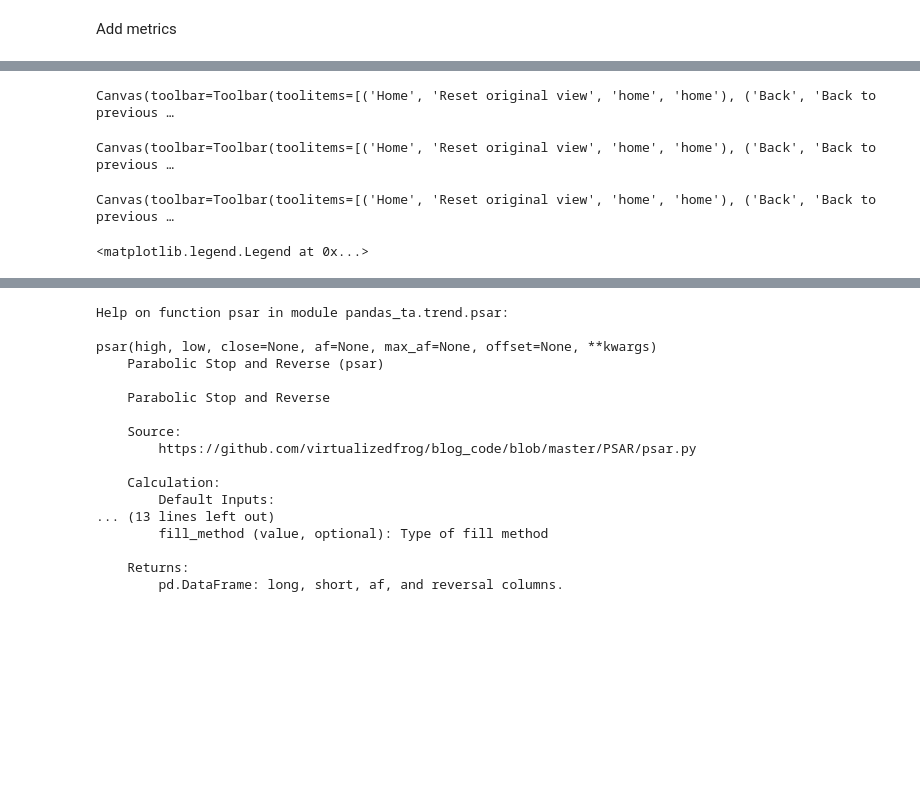
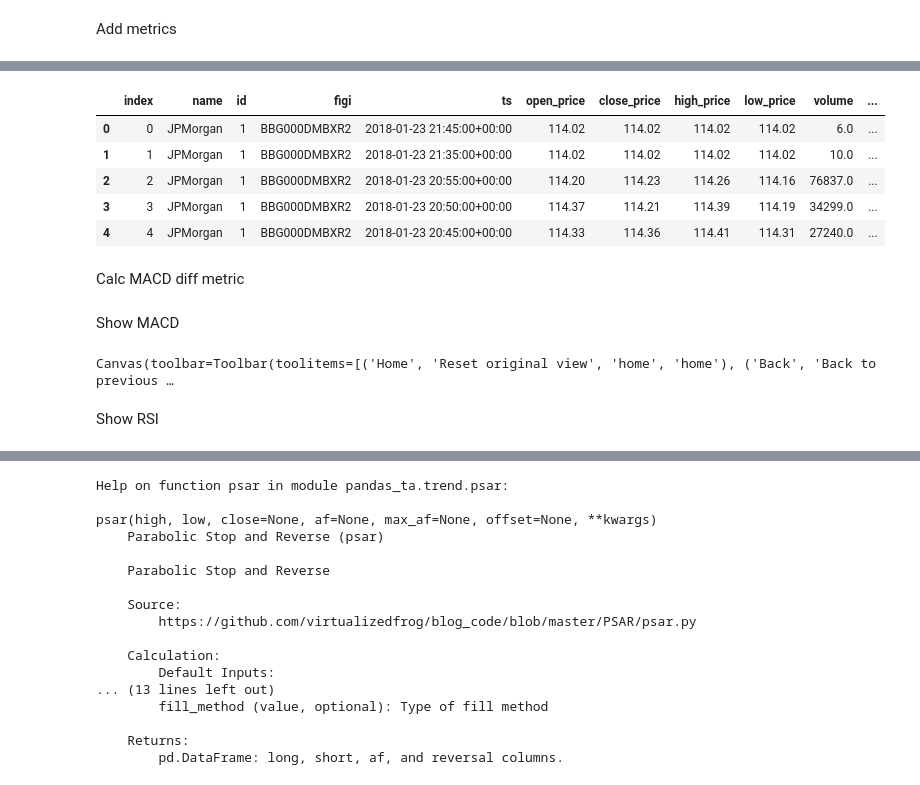
Before and after one commit to crabio/tinkoff-invest-bot, a Jupyter notebook: candles_analyzer/main.ipynb, the cells around one changed output, grey strips where cells are left out. Saved outputs shown, nothing was run; the diff lists cells and outputs as text; code cells hidden in the pictures; blank space fills up the shorter version.

Commit message:
Add MACD indicator

```diff
--- a/candles_analyzer/main.ipynb
+++ b/candles_analyzer/main.ipynb
@@ -140,24 +127,17 @@ sliding_window_df.head()
-# %%
-plt.figure(figsize=(24,8))
-sliding_window_df["close_price"].plot()
-sliding_window_df["SMA_8"].plot()
-sliding_window_df["SMA_16"].plot()
-sliding_window_df["PSARl_0.02_0.2"].plot()
-sliding_window_df["PSARs_0.02_0.2"].plot()
-plt.legend()
-
-plt.figure(figsize=(24,8))
-sliding_window_df["close_price"].plot()
-sliding_window_df["PSARl_0.02_0.2"].plot()
-sliding_window_df["PSARs_0.02_0.2"].plot()
-plt.legend()
-
-plt.figure(figsize=(24,8))
-sliding_window_df["PSARl_0.02_0.2"].plot()
-sliding_window_df["PSARs_0.02_0.2"].plot()
-plt.legend()
-# %% [output]
-Canvas(toolbar=Toolbar(toolitems=[('Home', 'Reset original view', 'home', 'home'), ('Back', 'Back to previous …
-Canvas(toolbar=Toolbar(toolitems=[('Home', 'Reset original view', 'home', 'home'), ('Back', 'Back to previous …
-Canvas(toolbar=Toolbar(toolitems=[('Home', 'Reset original view', 'home', 'home'), ('Back', 'Back to previous …
-<matplotlib.legend.Legend at 0x...>
+# %%
+# Add MACD
+sliding_window_df.ta.macd(append=True)
+
+# Add RSI
+sliding_window_df.ta.rsi(append=True)
+
+sliding_window_df.head()
+# %% [output]
+|  | index | name | id | figi | ts | open_price | close_price | high_price | low_price | volume | ... |
+| 0 | 0 | JPMorgan | 1 | BBG000DMBXR2 | 2018-01-23 21:45:00+00:00 | 114.02 | 114.02 | 114.02 | 114.02 | 6.0 | ... |
+| 1 | 1 | JPMorgan | 1 | BBG000DMBXR2 | 2018-01-23 21:35:00+00:00 | 114.02 | 114.02 | 114.02 | 114.02 | 10.0 | ... |
+| 2 | 2 | JPMorgan | 1 | BBG000DMBXR2 | 2018-01-23 20:55:00+00:00 | 114.20 | 114.23 | 114.26 | 114.16 | 76837.0 | ... |
+| 3 | 3 | JPMorgan | 1 | BBG000DMBXR2 | 2018-01-23 20:50:00+00:00 | 114.37 | 114.21 | 114.39 | 114.19 | 34299.0 | ... |
+| 4 | 4 | JPMorgan | 1 | BBG000DMBXR2 | 2018-01-23 20:45:00+00:00 | 114.33 | 114.36 | 114.41 | 114.31 | 27240.0 | ... |
+# %% [markdown]
+Calc MACD diff metric
@@ -163,0 +146,23 @@ Canvas(toolbar=Toolbar(toolitems=[('Home', 'Reset original view', 'home', 'home'
+# %% [markdown]
+Show MACD
+# %%
+plt.figure(figsize=(16,8))
+ax1 = sliding_window_df["close_price"].plot(color="black")
+plt.legend()
+plt.grid(True)
+ax2 = ax1.twinx()
+sliding_window_df["MACD_12_26_9"].plot(ax=ax2,color="green")
+sliding_window_df["MACDh_12_26_9"].plot(ax=ax2,color="orange")
+sliding_window_df["MACDs_12_26_9"].plot(ax=ax2,color="purple")
+plt.legend()
+
+# Show buy markers
+for xc in sliding_window_df.loc[(sliding_window_df["MACD_12_26_9_diff"] >= 0) & (sliding_window_df["MACD_12_26_9_diff"].shift() < 0)].index:
+    ax1.axvline(x=xc, color='green', linestyle='--')
+# Show buy markers
+for xc in sliding_window_df.loc[(sliding_window_df["MACD_12_26_9_diff"] < 0) & (sliding_window_df["MACD_12_26_9_diff"].shift() >= 0)].index:
+    ax1.axvline(x=xc, color='red', linestyle='--')
+# %% [output]
+Canvas(toolbar=Toolbar(toolitems=[('Home', 'Reset original view', 'home', 'home'), ('Back', 'Back to previous …
+# %% [markdown]
+Show RSI
```
Also changed, not shown: parts of 7 cells of this notebook.
